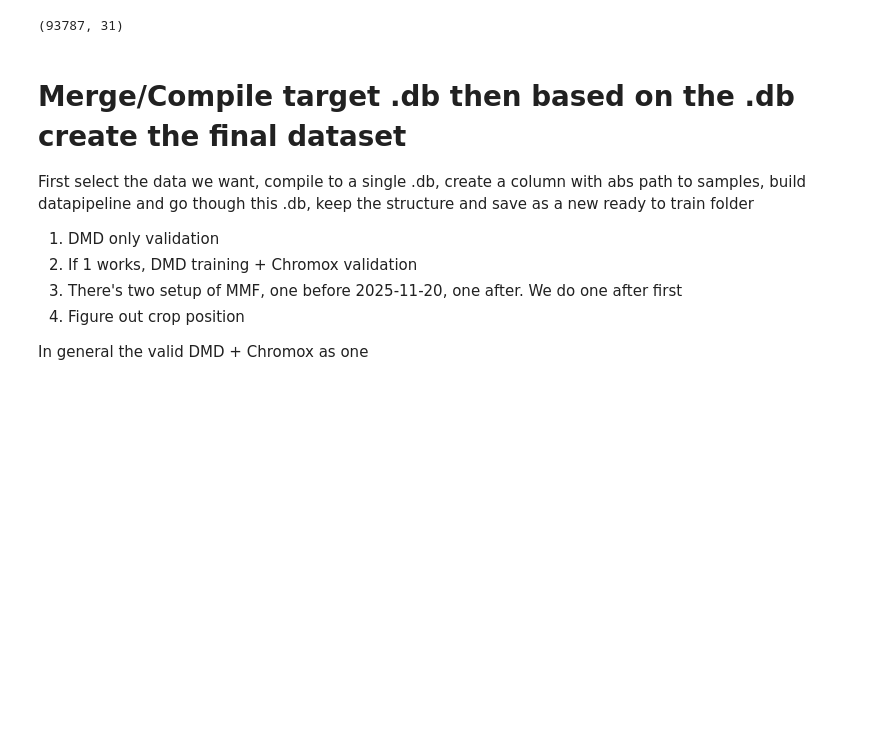
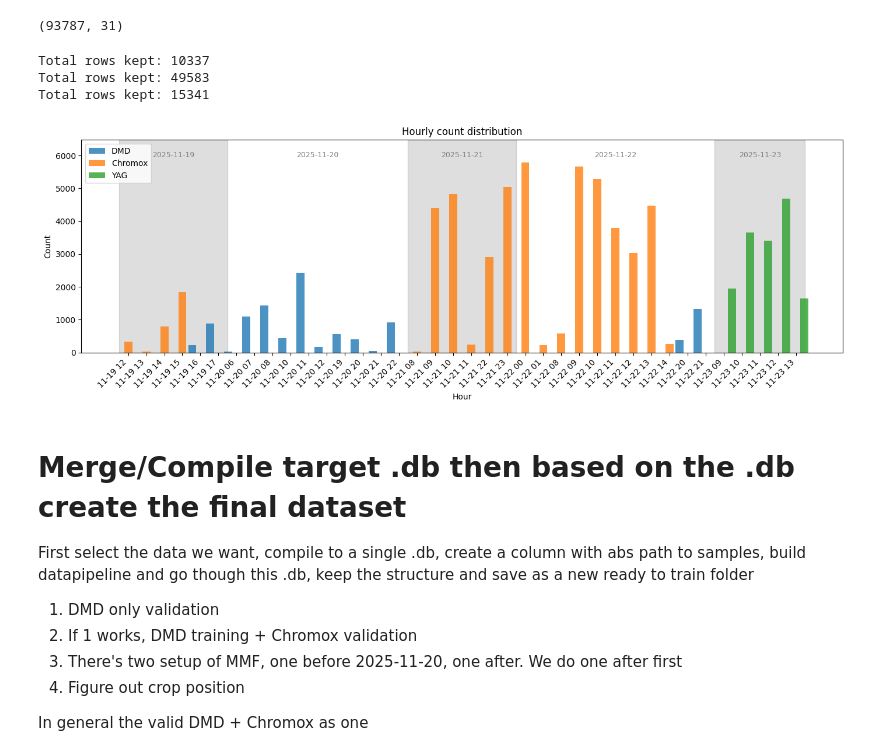
Before and after one commit to Andrew-XQY/fiber-image-reconstruction, a Jupyter notebook: evaluation/clear_analysis.ipynb, the cells around one changed output. Saved outputs shown, nothing was run; the diff lists cells and outputs as text; code cells hidden in the pictures; blank space fills up the shorter version.

```diff
--- a/evaluation/clear_analysis.ipynb
+++ b/evaluation/clear_analysis.ipynb
@@ -126,7 +126,6 @@ print(tables_df.shape)
 # ============================
 # DMD hourly data collection statistics
 # ============================
-
 def hourly_counts(df: pd.DataFrame) -> pd.DataFrame:
     """Aggregate rows by hour and return counts sorted chronologically."""
     return (
@@ -153,9 +152,26 @@ mask = tables_df["other_config"].map(
         and d.get("beam_settings") is None
     )
 )
-
 dmd_df = tables_df.loc[mask].copy()
 print("Total rows kept:", int(mask.sum()))
+out_1 = hourly_counts(dmd_df)
 
-out = hourly_counts(dmd_df)
-out
+# ============================
+# Chromox hourly data collection statistics
+# ============================
+mask = tables_df["beam_settings"].notna() & tables_df["image_device"].astype(str).str.contains("Chromox", na=False)
+chromox_df = tables_df.loc[mask].copy()
+print("Total rows kept:", int(mask.sum()))
+out_2 = hourly_counts(chromox_df)
+
+# ============================
+# YAG hourly data collection statistics
+# ============================
+mask = tables_df["beam_settings"].notna() & tables_df["image_device"].astype(str).str.contains("YAG", na=False)
+yag_df = tables_df.loc[mask].copy()
+print("Total rows kept:", int(mask.sum()))
+out_3 = hourly_counts(yag_df)
+# %% [output]
+Total rows kept: 10337
+Total rows kept: 49583
+Total rows kept: 15341
@@ -182,3 +178,59 @@ out
+# %%
+import matplotlib.pyplot as plt
+
+for df in (out_1, out_2, out_3):
+    df["hour"] = pd.to_datetime(df["hour"])
+    df.sort_values("hour", inplace=True)
+
+# union of all active hours
+hours = sorted(set(out_1["hour"]) | set(out_2["hour"]) | set(out_3["hour"]))
+
+# align each dataframe to the same active-hour axis
+a = out_1.set_index("hour").reindex(hours, fill_value=0)["count"]
+b = out_2.set_index("hour").reindex(hours, fill_value=0)["count"]
+c = out_3.set_index("hour").reindex(hours, fill_value=0)["count"]
+
+x = np.arange(len(hours))
+w = 0.45
+
+fig, ax = plt.subplots(figsize=(14, 5))
+
+# bars
+ax.bar(x - w, a, width=w, label="DMD", color="tab:blue", alpha=0.8, zorder=2)
+ax.bar(x,     b, width=w, label="Chromox", color="tab:orange", alpha=0.8, zorder=2)
+ax.bar(x + w, c, width=w, label="YAG", color="tab:green", alpha=0.8, zorder=2)
+
+# alternating day shading + day labels
+days = pd.Series(hours).dt.date
+day_change_idx = np.where(days != days.shift(1))[0]
+ymax = max(a.max(), b.max(), c.max())
+
+for i, start in enumerate(day_change_idx):
+    end = day_change_idx[i + 1] if i + 1 < len(day_change_idx) else len(hours)
+
+    if i % 2 == 0:
+        ax.axvspan(start - 0.5, end - 0.5, color="grey", alpha=0.26, zorder=0)
+
+    x_mid = (start + end - 1) / 2
+    day_text = pd.to_datetime(hours[start]).strftime("%Y-%m-%d")
+    ax.text(
+        x_mid, ymax * 1.02, day_text,
+        ha="center", va="bottom",
+        fontsize=9, color="grey", alpha=1
+    )
+
+ax.set_xticks(x)
+ax.set_xticklabels([h.strftime("%m-%d %H") for h in hours], rotation=45, ha="right")
+ax.set_xlabel("Hour")
+ax.set_ylabel("Count")
+ax.set_title("Hourly count distribution")
+ax.set_ylim(0, ymax * 1.12)   # leave space for day labels
+ax.legend()
+
+plt.tight_layout()
+plt.show()
+# %% [output]
+[figure, added]
 # %% [markdown]
 # Merge/Compile target .db then based on the .db create the final dataset
 First select the data we want, compile to a single .db, create a column with abs path to samples, build datapipeline and go though this .db, keep the structure and save as a new ready to train folder
```
Also changed, not shown: parts of 3 cells of this notebook, 3 other files.
